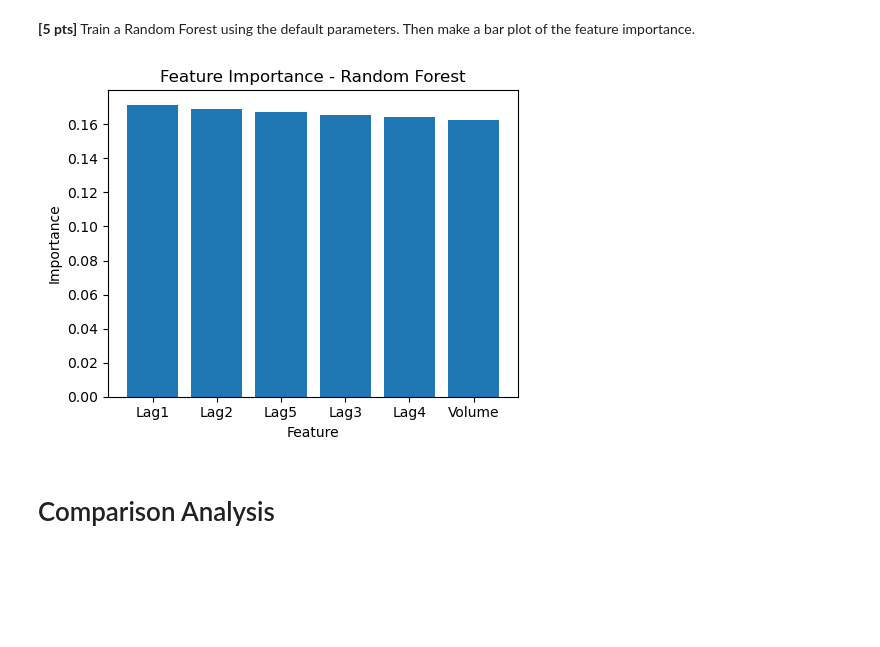
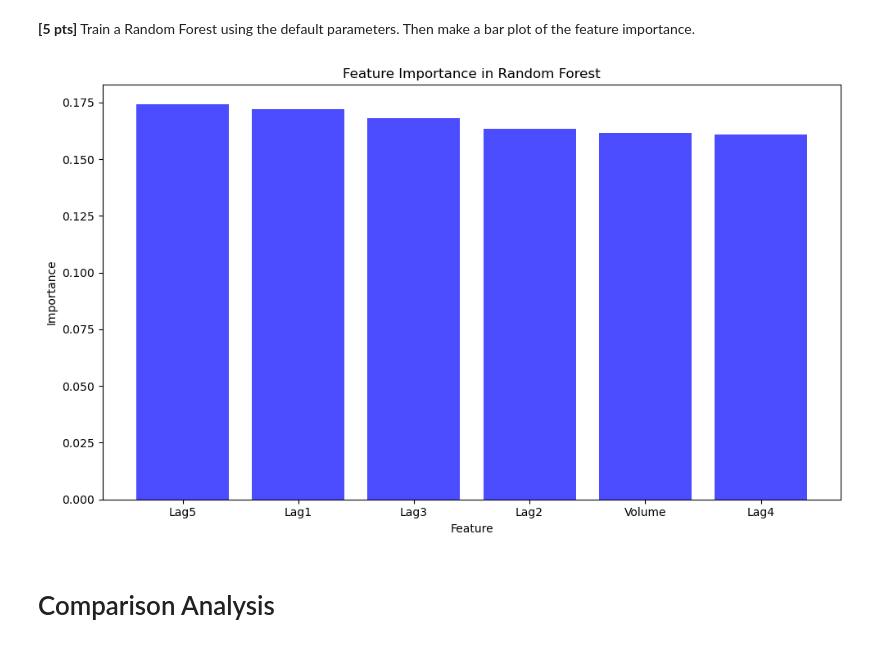
Before and after one commit to Daljeet1238/ACS-Coursework, a Jupyter notebook: ACS- 4953 Intro to Machine Learning/Assignment3/A3_2026.ipynb, the cells around one changed output. Saved outputs shown, nothing was run; the diff lists cells and outputs as text; code cells hidden in the pictures; blank space fills up the shorter version.

```diff
--- a/ACS- 4953 Intro to Machine Learning/Assignment3/A3_2026.ipynb
+++ b/ACS- 4953 Intro to Machine Learning/Assignment3/A3_2026.ipynb
@@ -301,4 +317,14 @@ SyntaxError: invalid syntax (3346726078.py, line 56)
 # %%
 
 # TO DO
+#best features from the previous step
+best_features = features
+
+clf = LogisticRegression()
+clf.fit(X_train_scaled[:, best_features], y_train)
+
+pred = clf.predict(X_test_scaled[:, best_features])
+
+cm = confusion_matrix( y_test, pred )
+print(cm)
 # %% [output]
@@ -313,9 +339,27 @@ We can also analyze which are the relevant features by training a random forest
 # %%
 from sklearn.ensemble import RandomForestClassifier
 
 # TO DO
+#  train random forest with default parameters
+rf = RandomForestClassifier()
+rf.fit(X_train_scaled, y_train)
+
+#bar plot of feature importance
+feature_names = X_train.columns
+importances = rf.feature_importances_
+
+#sort by importance
+indices = np.argsort(importances)[::-1]
+
+plt.figure(figsize=(10,6))
+plt.bar(feature_names[indices], importances[indices], color='b', alpha=0.7)
+plt.xlabel('Feature')
+plt.ylabel('Importance')
+plt.title('Feature Importance in Random Forest')
+plt.tight_layout()
+plt.show()
 # %% [output]
-[figure, old version]
+[figure, new version]
 # %% [markdown]
    # Comparison Analysis
 # %% [markdown]
```
Also changed, not shown: parts of 14 cells of this notebook.
